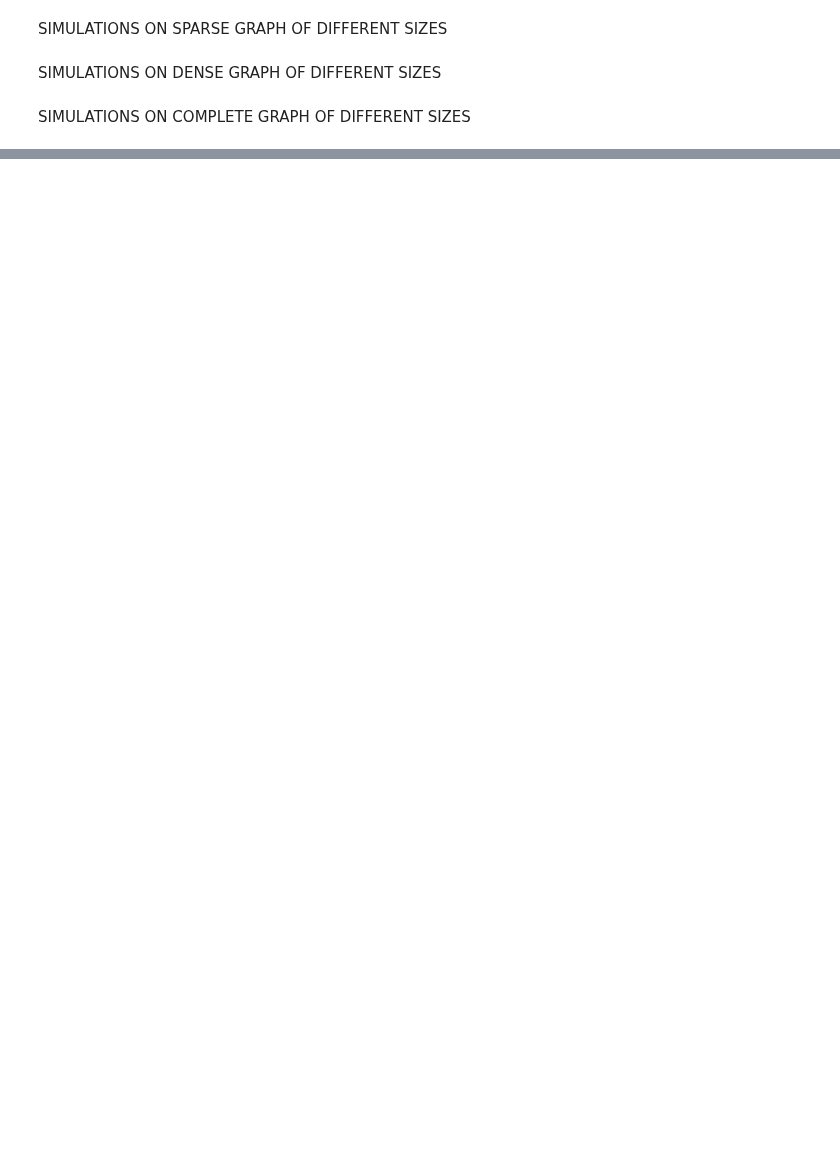
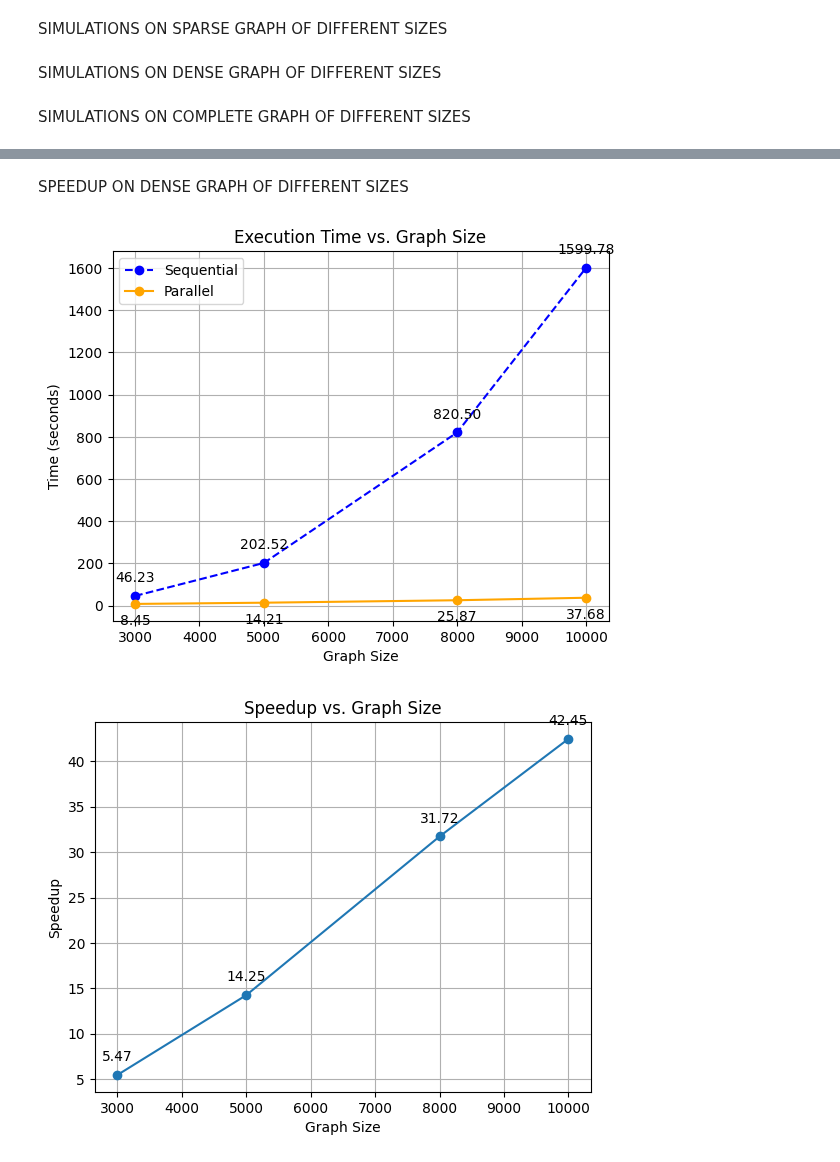
Before and after one commit to lmignone1/VF2pp-in-CUDA, a Jupyter notebook: benchmark/comparison.ipynb, the cells around one changed output, grey strips where cells are left out. Saved outputs shown, nothing was run; the diff lists cells and outputs as text; code cells hidden in the pictures; blank space fills up the shorter version.

```diff
--- a/benchmark/comparison.ipynb
+++ b/benchmark/comparison.ipynb
@@ -371,0 +494,11 @@ for dim in graph_dimension:
+# %% [markdown]
+SPEEDUP ON DENSE GRAPH OF DIFFERENT SIZES
+# %%
+comp = ParallelSequentialComparison()
+comp.compare_in_dense_graphs()
+comp.plot_times()
+print("\n")
+comp.plot_speedup()
+# %% [output]
+[figure, added]
+[figure, added]
```
Also changed, not shown: parts of 15 cells of this notebook, 23 other files.
